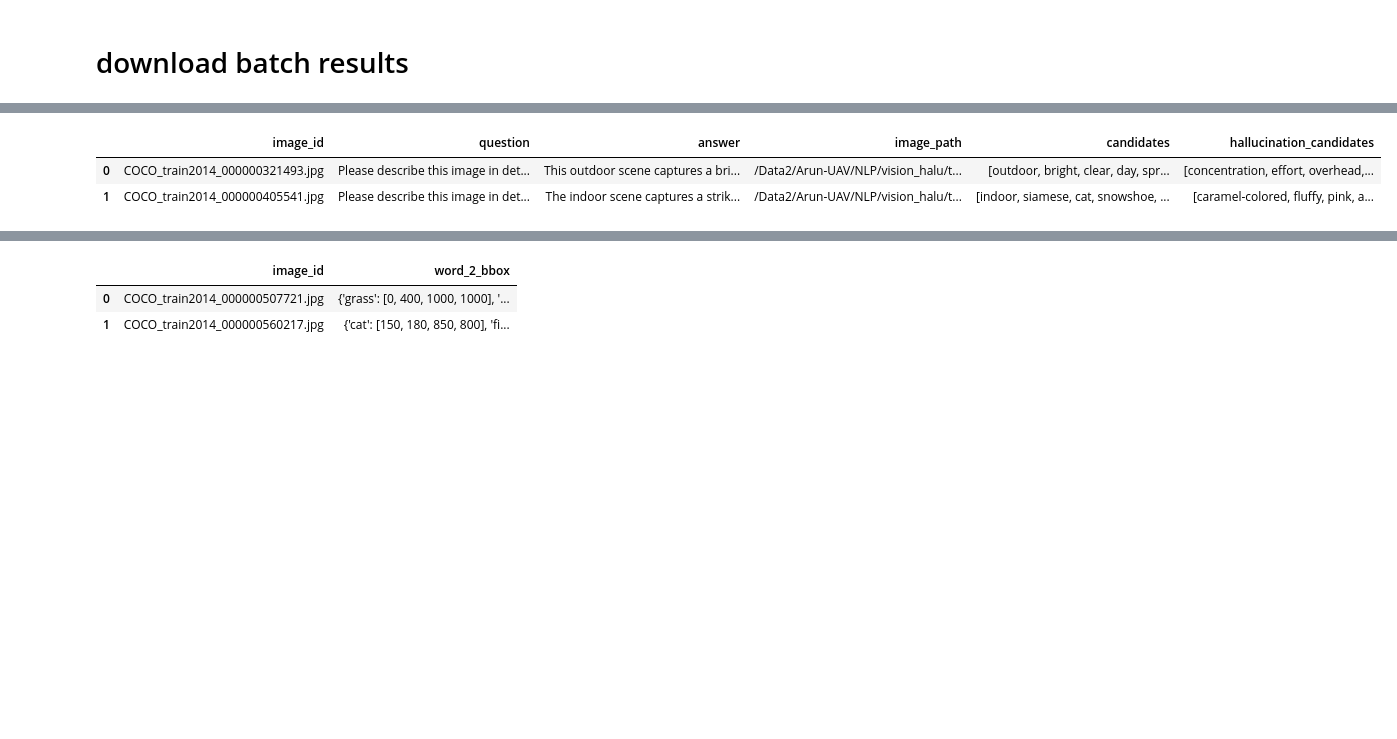
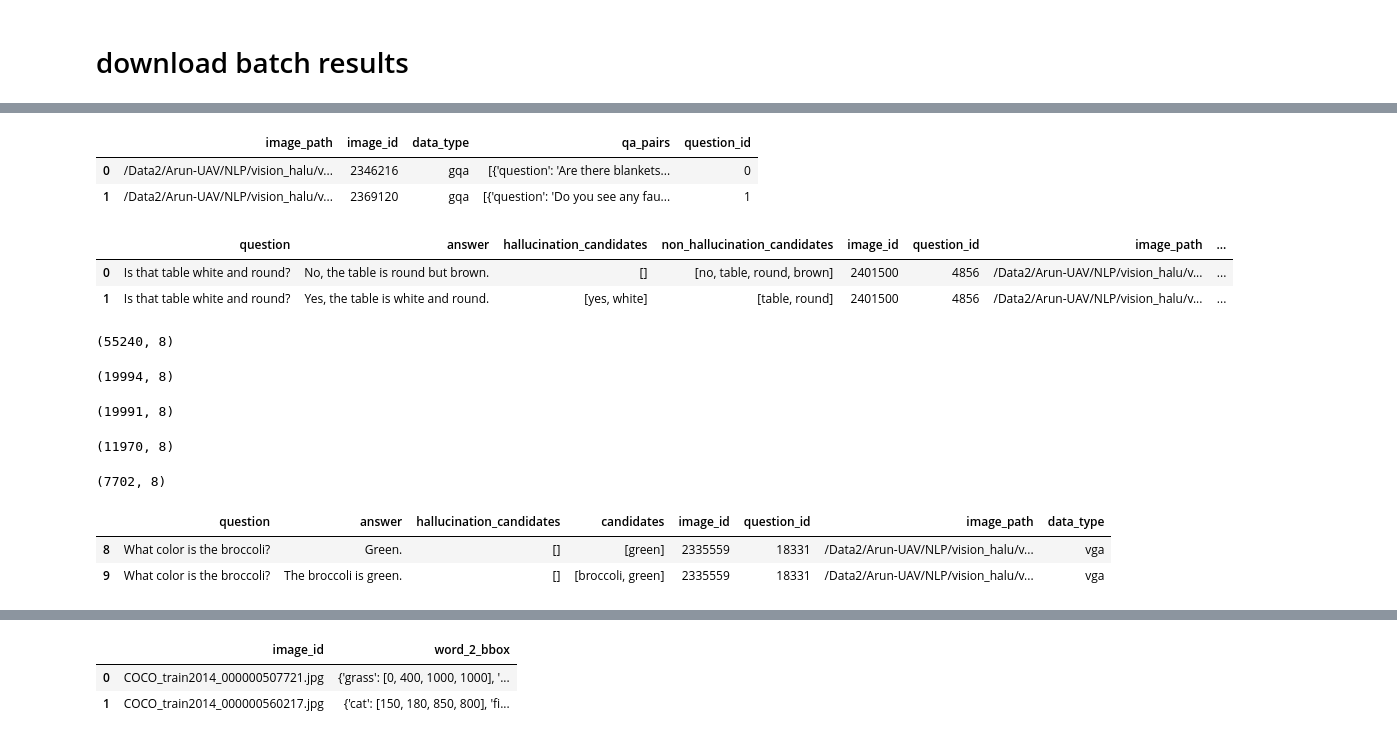
Before and after one commit to sri-harsha-jaladi/vision_hallucination, a Jupyter notebook: helper_nbs/gemini_img_des_batch.ipynb, the cells around one changed output, grey strips where cells are left out. Saved outputs shown, nothing was run; the diff lists cells and outputs as text; code cells hidden in the pictures; blank space fills up the shorter version.

Commit message:
updated training dataset

````diff
--- a/helper_nbs/gemini_img_des_batch.ipynb
+++ b/helper_nbs/gemini_img_des_batch.ipynb
@@ -156,6 +141,8 @@ for inx, row in prompt_df.iterrows():
 #                       "generationConfig": {"temperature": 0.6, "topP": 1, "maxOutputTokens": 1000,"thinking_config":{"thinking_budget":0}}}}
 #     all_res.append(res)
 # %%
+from tqdm import tqdm
+
 def get_prompt(qa_pairs, _id):
   prompt = f"""
 You are given an **image** and **multiple question–answer (QA) pairs** about that image.
@@ -204,12 +191,11 @@ Focus on visually meaningful content words, and ensure no overlap between the tw
   return prompt
 
 all_res = []
-for inx, row in prompt_df.iterrows():
+for inx, row in tqdm(prompt_df.iterrows()):
     qas = row["qa_pairs"]
     PROMPT = get_prompt(qas, row["question_id"])
     img_path = row["image_path"]
     uri = final_df[final_df["local_path"] == img_path]["gcs_uri"].iloc[0]
-
     res = {"request":{"contents": [{"role": "user", "parts": [{"text": PROMPT}, {"fileData": {"fileUri": uri, "mimeType": "image/jpeg"}}]}],
                       "generationConfig": {"temperature": 0, "topP": 1, "maxOutputTokens": 2500,"thinking_config":{"thinking_budget":1000}}}}
     all_res.append(res)
@@ -400,21 +377,38 @@ prompt_df[prompt_df["image_id"] == img_name]
+# %%
+prompt_df.head(2)
+# %% [output]
+|  | image_path | image_id | data_type | qa_pairs | question_id |
+| 0 | /Data2/Arun-UAV/NLP/vision_halu/v... | 2346216 | gqa | [{'question': 'Are there blankets... | 0 |
+| 1 | /Data2/Arun-UAV/NLP/vision_halu/v... | 2369120 | gqa | [{'question': 'Do you see any fau... | 1 |
 # %%
 from tqdm import tqdm
 
-all_res = []
+all_dfs  = []
 error = 0
 for inx, row in tqdm(pred_data.iterrows()):
     try:
+        res = eval(row["response"]["candidates"][0]["content"]["parts"][0]["text"].replace("json", "").strip("```"))
         img_name = row["request"]["contents"][0]["parts"][1]["fileData"]["fileUri"].split("/")[-1]
         image_path = "/Data2/Arun-UAV/NLP/vision_halu/train_datasets/poc_5000_coco_images/" + img_name
-        req_info = prompt_df[prompt_df["image_id"] == img_name]
-        question = req_info["question"].iloc[0]
-        ans  = req_info["answer"].iloc[0]
-        res = eval(row["response"]["candidates"][0]["content"]["parts"][0]["text"].replace("json", "").strip("```"))
-        candidates = res["candidates"]
-        hallucinated_words = res["hallucinated_words"]
+        question_id = int(row["request"]["contents"][0]["parts"][0]["text"].split("<attached image> ")[-1].split("qa_pairs:")[0].strip("\n").strip(""))
+        req_info = prompt_df[prompt_df["question_id"] == question_id]
 
+        image_id = req_info["image_id"].iloc[0]
+        image_path  = req_info["image_path"].iloc[0]
+        qa_pairs = req_info["qa_pairs"].iloc[0]
+        data_type = req_info["data_type"].iloc[0]
 
-        all_res.append({"image_id": img_name, "question": question, "answer": ans, "image_path": image_path, "candidates": candidates, "hallucination_candidates": hallucinated_words})
+        qa_df = pd.DataFrame(eval(qa_pairs))
 
+        hallu_res = [i.get("hallucination_candidates", []) for i in res]
+        non_hallu_res = [i.get("non_hallucination_candidates", []) for i in res]
+        qa_df["hallucination_candidates"] = hallu_res
+        qa_df["non_hallucination_candidates"] = non_hallu_res
+        qa_df["image_id"] = image_id
+        qa_df["question_id"] = question_id
+        qa_df["image_path"] = image_path
+        qa_df["data_type"] = data_type
+        all_dfs.append(qa_df)
+        # all_res.append({"image_id": img_name, "question_id": question_id, "image_path": image_path, "qa_pairs": qa_pairs, "data_type": data_type, "gemini_res": res})
     except Exception as e:
         error += 1
@@ -423,6 +415,10 @@ clean_res_df = pd.DataFrame(all_res)
+# %%
+total_res_df = pd.concat(all_dfs)
+# %%
+total_res_df.index = range(len(total_res_df))
 # %%
-clean_res_df.head(2)
+total_res_df.head(2)
 # %% [output]
-|  | image_id | question | answer | image_path | candidates | hallucination_candidates |
-| 0 | COCO_train2014_000000321493.jpg | Please describe this image in det... | This outdoor scene captures a bri... | /Data2/Arun-UAV/NLP/vision_halu/t... | [outdoor, bright, clear, day, spr... | [concentration, effort, overhead,... |
-| 1 | COCO_train2014_000000405541.jpg | Please describe this image in det... | The indoor scene captures a strik... | /Data2/Arun-UAV/NLP/vision_halu/t... | [indoor, siamese, cat, snowshoe, ... | [caramel-colored, fluffy, pink, a... |
+|  | question | answer | hallucination_candidates | non_hallucination_candidates | image_id | question_id | image_path | ... |
+| 0 | Is that table white and round? | No, the table is round but brown. | [] | [no, table, round, brown] | 2401500 | 4856 | /Data2/Arun-UAV/NLP/vision_halu/v... | ... |
+| 1 | Is that table white and round? | Yes, the table is white and round. | [yes, white] | [table, round] | 2401500 | 4856 | /Data2/Arun-UAV/NLP/vision_halu/v... | ... |
@@ -428,0 +427,4 @@ clean_res_df.head(2)
+# %%
+total_res_df.shape
+# %% [output]
+(55240, 8)
@@ -428,0 +433,4 @@ clean_res_df.head(2)
+# %%
+target_data.shape
+# %% [output]
+(19994, 8)
@@ -428,0 +439,4 @@ clean_res_df.head(2)
+# %%
+target_data.shape
+# %% [output]
+(19991, 8)
@@ -428,0 +446,14 @@ clean_res_df.head(2)
+# %%
+target_data_s.shape
+# %% [output]
+(11970, 8)
+# %%
+target_data_l.shape
+# %% [output]
+(7702, 8)
+# %%
+target_data_s.head(2)
+# %% [output]
+|  | question | answer | hallucination_candidates | candidates | image_id | question_id | image_path | data_type |
+| 8 | What color is the broccoli? | Green. | [] | [green] | 2335559 | 18331 | /Data2/Arun-UAV/NLP/vision_halu/v... | vga |
+| 9 | What color is the broccoli? | The broccoli is green. | [] | [broccoli, green] | 2335559 | 18331 | /Data2/Arun-UAV/NLP/vision_halu/v... | vga |
````
Also changed, not shown: parts of 54 cells of this notebook, 7 other files.
